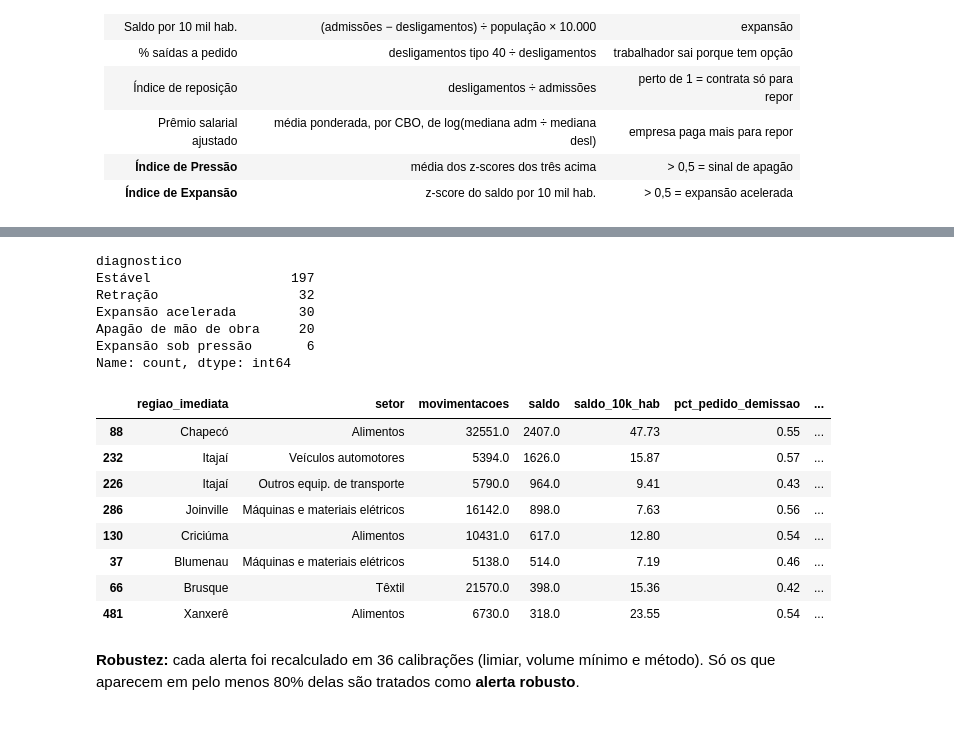
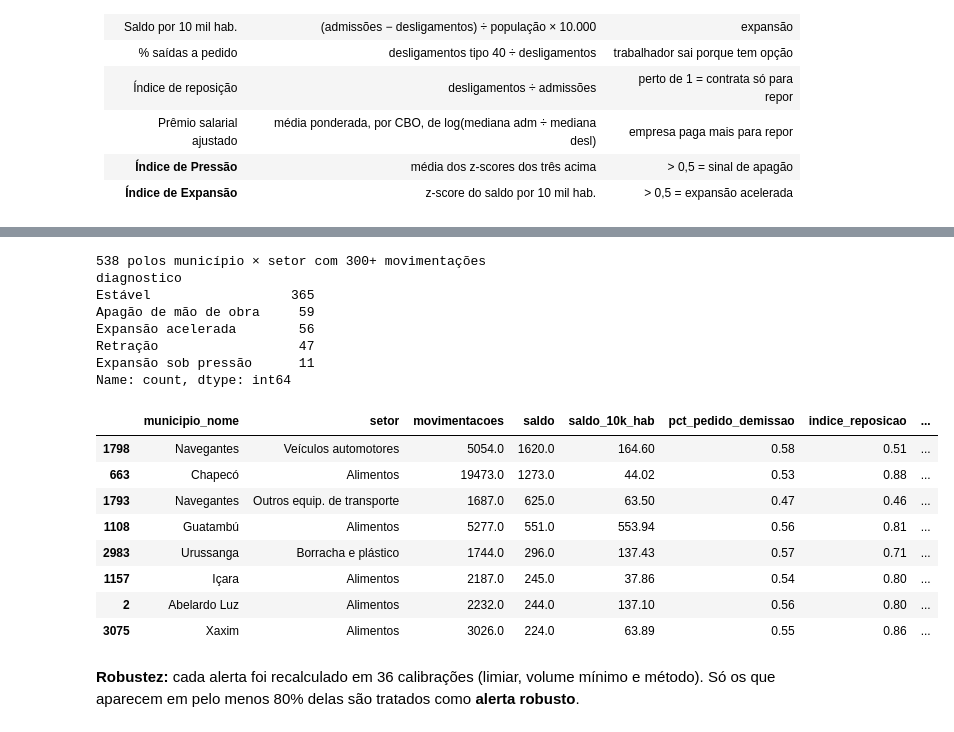
Before and after one commit to kiraabin/raio-x-industrial-sc-datathon-kirasapiens-unisenai, a Jupyter notebook: notebooks/raio_x_industria_sc.ipynb, the cells around one changed output, grey strips where cells are left out. Drawn from its saved outputs; the diff is of its cells as text; code cells hidden in the pictures.

```diff
--- a/notebooks/raio_x_industria_sc.ipynb
+++ b/notebooks/raio_x_industria_sc.ipynb
@@ -273,27 +285,29 @@ r.sort_values('saldo', ascending=False)
 # %%
-rs = pd.read_csv(P + 'ind_regiao_setor.csv')
-rs = rs[rs['movimentacoes'] >= 300]
-print(rs['diagnostico'].value_counts())
-cols = ['regiao_imediata', 'setor', 'movimentacoes', 'saldo', 'saldo_10k_hab', 'pct_pedido_demissao',
+ms = pd.read_csv(P + 'ind_municipio_setor.csv')
+ms = ms[ms['movimentacoes'] >= 300]
+print(len(ms), 'polos município × setor com 300+ movimentações')
+print(ms['diagnostico'].value_counts())
+cols = ['municipio_nome', 'setor', 'movimentacoes', 'saldo', 'saldo_10k_hab', 'pct_pedido_demissao',
         'indice_reposicao', 'salario_mediano_adm', 'indice_pressao', 'indice_expansao', 'diagnostico']
-rs[rs['diagnostico'] == 'Expansão acelerada'].nlargest(8, 'saldo')[cols].round(2)
+ms[ms['diagnostico'] == 'Expansão acelerada'].nlargest(8, 'saldo')[cols].round(2)
 # %% [output]
+538 polos município × setor com 300+ movimentações
 diagnostico
-Estável                  197
-Retração                  32
-Expansão acelerada        30
-Apagão de mão de obra     20
-Expansão sob pressão       6
+Estável                  365
+Apagão de mão de obra     59
+Expansão acelerada        56
+Retração                  47
+Expansão sob pressão      11
 Name: count, dtype: int64
-|  | regiao_imediata | setor | movimentacoes | saldo | saldo_10k_hab | pct_pedido_demissao | ... |
-| 88 | Chapecó | Alimentos | 32551.0 | 2407.0 | 47.73 | 0.55 | ... |
-| 232 | Itajaí | Veículos automotores | 5394.0 | 1626.0 | 15.87 | 0.57 | ... |
-| 226 | Itajaí | Outros equip. de transporte | 5790.0 | 964.0 | 9.41 | 0.43 | ... |
-| 286 | Joinville | Máquinas e materiais elétricos | 16142.0 | 898.0 | 7.63 | 0.56 | ... |
-| 130 | Criciúma | Alimentos | 10431.0 | 617.0 | 12.80 | 0.54 | ... |
-| 37 | Blumenau | Máquinas e materiais elétricos | 5138.0 | 514.0 | 7.19 | 0.46 | ... |
-| 66 | Brusque | Têxtil | 21570.0 | 398.0 | 15.36 | 0.42 | ... |
-| 481 | Xanxerê | Alimentos | 6730.0 | 318.0 | 23.55 | 0.54 | ... |
+|  | municipio_nome | setor | movimentacoes | saldo | saldo_10k_hab | pct_pedido_demissao | indice_reposicao | ... |
+| 1798 | Navegantes | Veículos automotores | 5054.0 | 1620.0 | 164.60 | 0.58 | 0.51 | ... |
+| 663 | Chapecó | Alimentos | 19473.0 | 1273.0 | 44.02 | 0.53 | 0.88 | ... |
+| 1793 | Navegantes | Outros equip. de transporte | 1687.0 | 625.0 | 63.50 | 0.47 | 0.46 | ... |
+| 1108 | Guatambú | Alimentos | 5277.0 | 551.0 | 553.94 | 0.56 | 0.81 | ... |
+| 2983 | Urussanga | Borracha e plástico | 1744.0 | 296.0 | 137.43 | 0.57 | 0.71 | ... |
+| 1157 | Içara | Alimentos | 2187.0 | 245.0 | 37.86 | 0.54 | 0.80 | ... |
+| 2 | Abelardo Luz | Alimentos | 2232.0 | 244.0 | 137.10 | 0.56 | 0.80 | ... |
+| 3075 | Xaxim | Alimentos | 3026.0 | 224.0 | 63.89 | 0.55 | 0.86 | ... |
 # %% [markdown]
 **Robustez:** cada alerta foi recalculado em 36 calibrações (limiar, volume mínimo e método). Só os que aparecem em pelo menos 80% delas são tratados como **alerta robusto**.
 # %%
```
Also changed, not shown: parts of 17 cells of this notebook, 29 other files.
